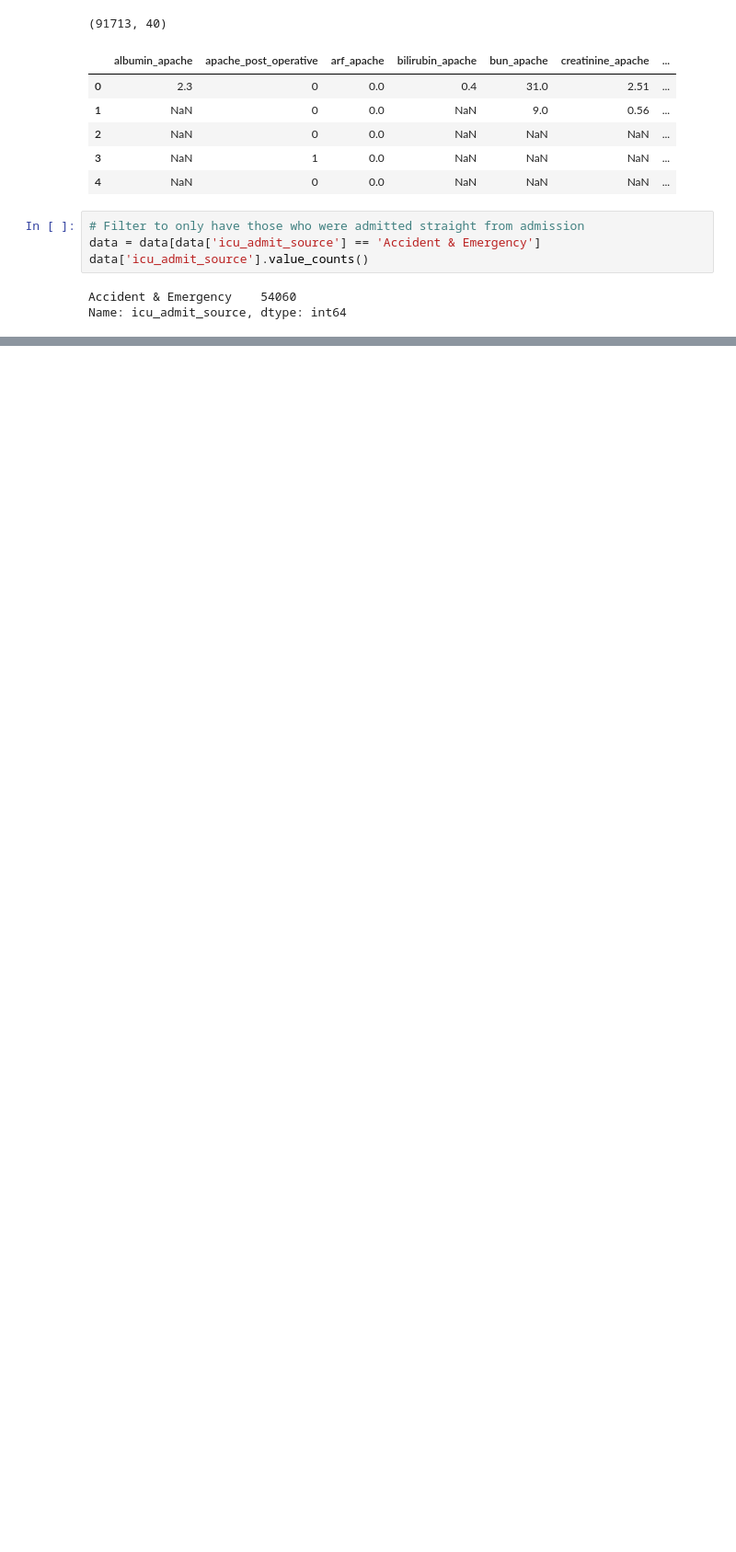
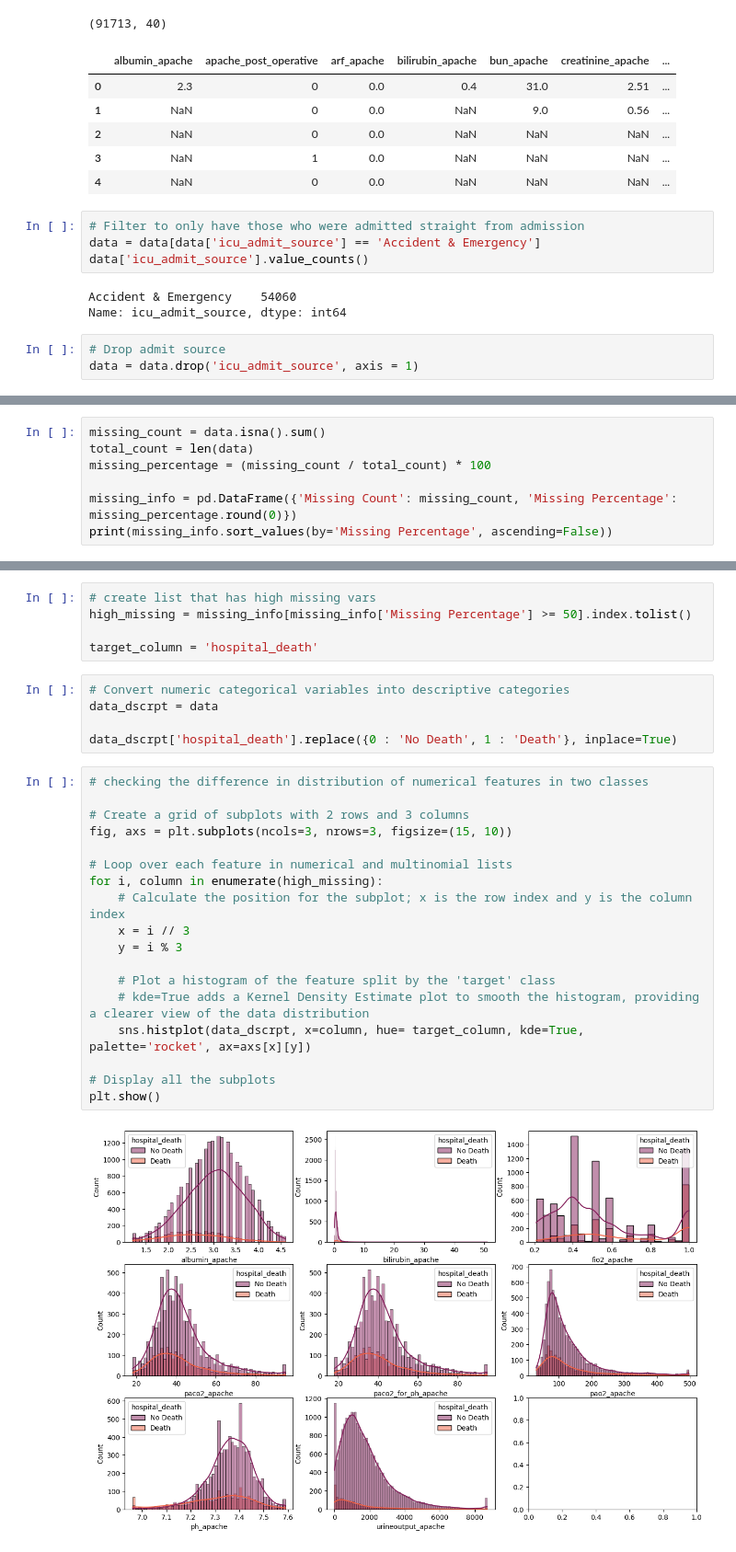
Before and after one commit to lilyzhizhou/Datathon-4, a Jupyter notebook: Datathon_4_Cleaning.ipynb, the cells around one changed output, grey strips where cells are left out. Shown: that part at 92% size. Cells and saved outputs as stored; diff of their text form; blank space fills up the shorter version.

```diff
--- a/Datathon_4_Cleaning.ipynb
+++ b/Datathon_4_Cleaning.ipynb
@@ -124,4 +106,7 @@ data['icu_admit_source'].value_counts()
 # %% [output]
 Accident & Emergency    54060
 Name: icu_admit_source, dtype: int64
+# %%
+# Drop admit source
+data = data.drop('icu_admit_source', axis = 1)
 # %% [markdown]
@@ -148,0 +119,7 @@ Name: icu_admit_source, dtype: int64
+# %%
+missing_count = data.isna().sum()
+total_count = len(data)
+missing_percentage = (missing_count / total_count) * 100
+
+missing_info = pd.DataFrame({'Missing Count': missing_count, 'Missing Percentage': missing_percentage.round(0)})
+print(missing_info.sort_values(by='Missing Percentage', ascending=False))
@@ -148,0 +148,30 @@ Name: icu_admit_source, dtype: int64
+# %%
+# create list that has high missing vars
+high_missing = missing_info[missing_info['Missing Percentage'] >= 50].index.tolist()
+
+target_column = 'hospital_death'
+# %%
+# Convert numeric categorical variables into descriptive categories
+data_dscrpt = data
+
+data_dscrpt['hospital_death'].replace({0 : 'No Death', 1 : 'Death'}, inplace=True)
+# %%
+# checking the difference in distribution of numerical features in two classes
+
+# Create a grid of subplots with 2 rows and 3 columns
+fig, axs = plt.subplots(ncols=3, nrows=3, figsize=(15, 10))
+
+# Loop over each feature in numerical and multinomial lists
+for i, column in enumerate(high_missing):
+    # Calculate the position for the subplot; x is the row index and y is the column index
+    x = i // 3
+    y = i % 3
+
+    # Plot a histogram of the feature split by the 'target' class
+    # kde=True adds a Kernel Density Estimate plot to smooth the histogram, providing a clearer view of the data distribution
+    sns.histplot(data_dscrpt, x=column, hue= target_column, kde=True, palette='rocket', ax=axs[x][y])
+
+# Display all the subplots
+plt.show()
+# %% [output]
+[figure, added]
```
Also changed, not shown: parts of 6 cells of this notebook.
